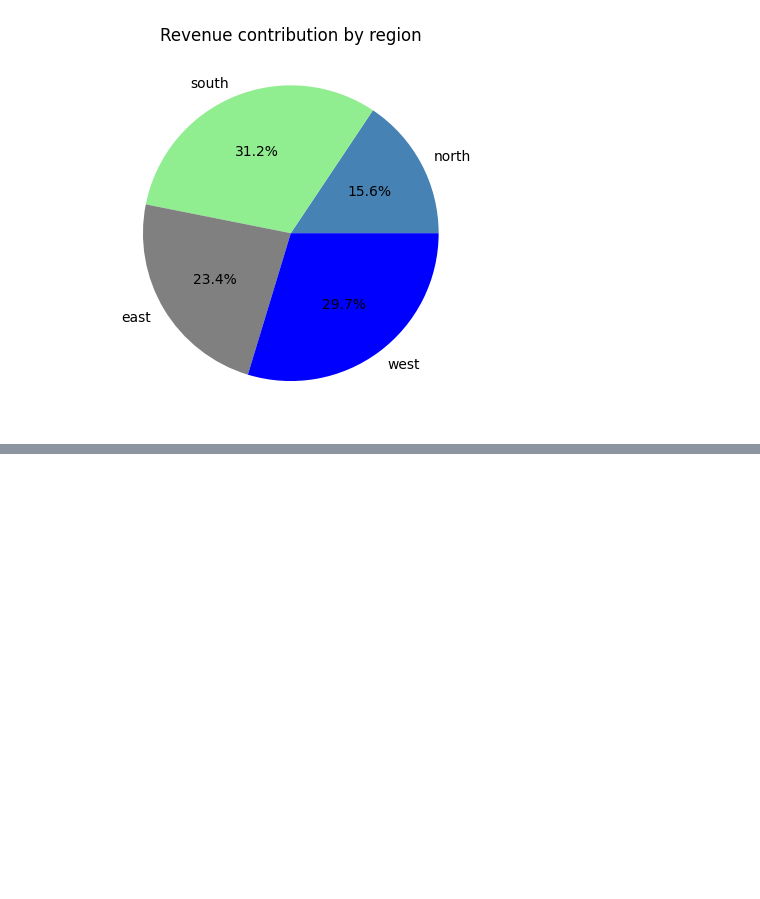
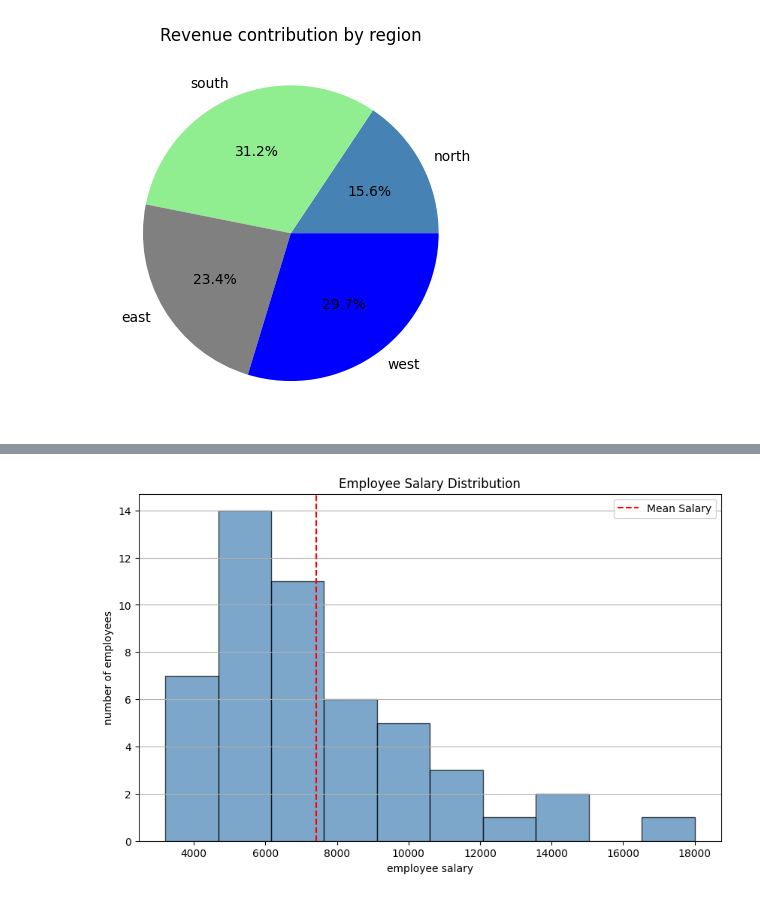
Before and after one commit to Engr-Jawad/Matplotlib_laibrary, a Jupyter notebook: phase_3.ipynb, the cells around one changed output, grey strips where cells are left out. Saved outputs shown, nothing was run; the diff lists cells and outputs as text; code cells hidden in the pictures; blank space fills up the shorter version.

```diff
--- a/phase_3.ipynb
+++ b/phase_3.ipynb
@@ -18,0 +53,23 @@ plt.show()
+# %%
+
+import numpy as np
+# Employee Salary Distribution
+salaries = [
+3200, 3400, 3600, 3800, 4000, 4200, 4500, 4700, 4900, 5000,
+5100, 5200, 5300, 5400, 5500, 5600, 5700, 5800, 5900, 6000,
+6100, 6200, 6300, 6400, 6500, 6600, 6700, 6800, 7000, 7200,
+7400, 7600, 7800, 8000, 8200, 8500, 8800, 9000, 9200, 9500,
+9800, 10000, 10500, 11000, 11500, 12000, 13000, 14000, 15000, 18000
+]
+plt.figure(figsize=(10,6))
+mean_salary = np.mean(salaries)
+plt.hist(salaries,bins=10,color="steelblue",edgecolor="black",alpha=0.7)
+plt.axvline(mean_salary, color="red", linestyle="--", label="Mean Salary")
+plt.title("Employee Salary Distribution")
+plt.xlabel("employee salary")
+plt.ylabel("number of employees")
+plt.grid(axis="y")
+plt.legend()
+plt.show()
+# %% [output]
+[figure, added]
```
Also changed, not shown: parts of 4 cells of this notebook.
